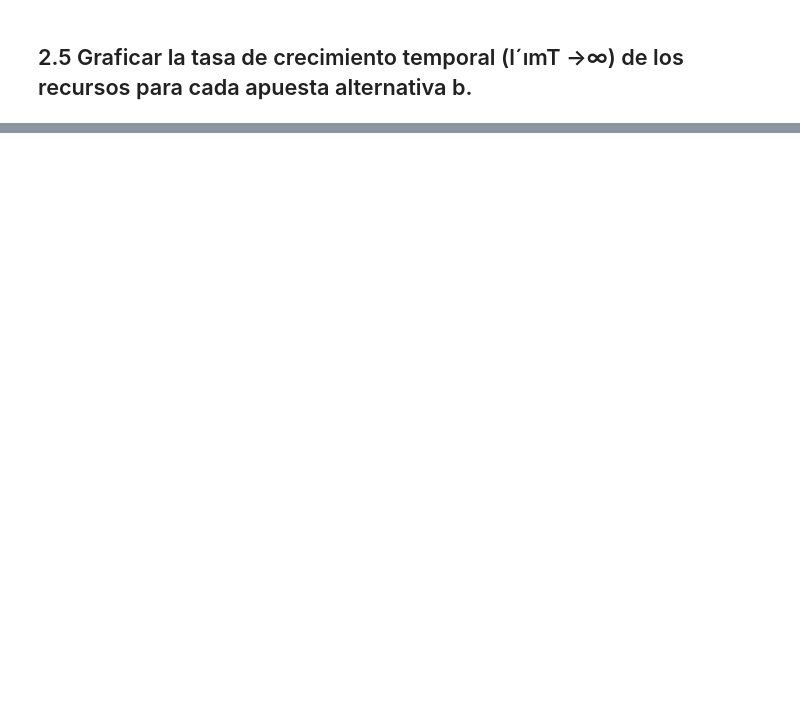
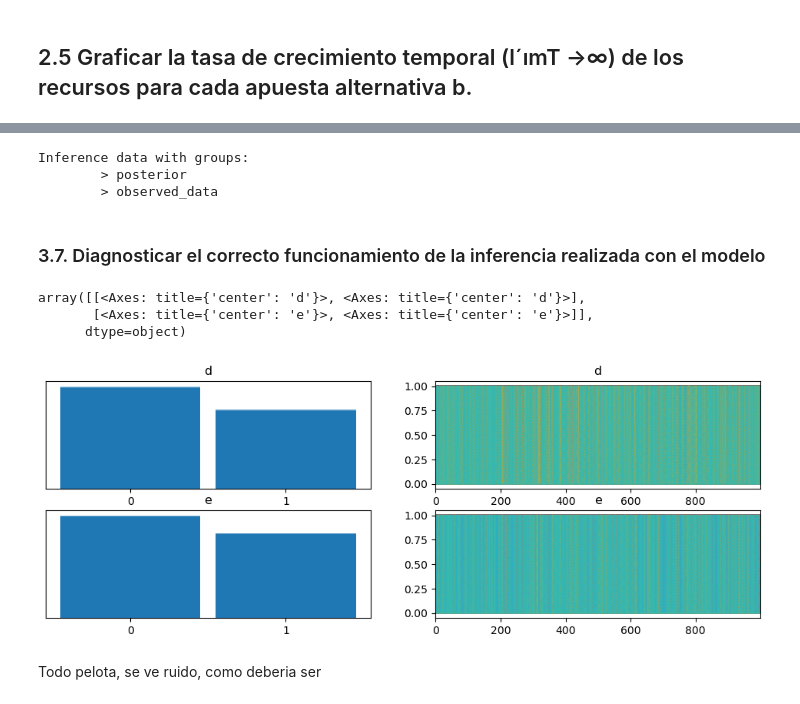
Before and after one commit to ulrich-marcelo/Inferencia-Bayesiana-Causal, a Jupyter notebook: Practicas/Unidad 2/guia2.ipynb, the cells around one changed output, grey strips where cells are left out. Saved outputs shown, nothing was run; the diff lists cells and outputs as text; code cells hidden in the pictures; blank space fills up the shorter version.

```diff
--- a/Practicas/Unidad 2/guia2.ipynb
+++ b/Practicas/Unidad 2/guia2.ipynb
@@ -229,0 +344,3 @@ Hacer diagrama!!!
+# %%
+comunidades = [0, 0.15, 0.3, 0.45, 0.7] # p_c
+tests = [(0.9, 0.95), (0.6, 0.9)] # (s, x)
@@ -229,0 +459,34 @@ Hacer diagrama!!!
+# %%
+import pymc as pm
+import numpy as np
+
+# Número de comunidades, individuos y tests
+n_comunidades = 4
+n_individuos = 100
+n_tests = 2
+
+
+comunidad = np.random.randint(0, n_comunidades, size=n_individuos)  # Asignar cada individuo a una comunidad
+
+
+# Modelo en PyMC
+with pm.Model() as modelo_diagnostico:
+
+    # Prevalencia por comunidad (p_c) ~ Beta(1, 1)
+    p_c = pm.Beta('p_c', alpha=1, beta=1, shape=n_comunidades, observed=comunidades[1:])
+
+    # Estado de infección para cada individuo e_i ~ Bernoulli(p_c)
+    e = pm.Bernoulli('e', p_c[comunidad], shape=n_individuos)
+
+    # Sensibilidad (s_t) y especificidad (x_t) de cada test ~ Beta(1, 1)
+    s = pm.Beta('s', alpha=1, beta=1, shape=n_tests, observed=s_obs)
+    x = pm.Beta('x', alpha=1, beta=1, shape=n_tests, observed= x_obs)
+
+    # Diagnóstico para cada individuo y test d_{i,t}
+    d = pm.Deterministic(
+        'd',
+        pm.math.switch(e[:, None],  # Si el individuo está infectado
+                       pm.Bernoulli.dist(s),  # Bernoulli con parámetro s (sensibilidad)
+                       pm.Bernoulli.dist(1 - x)  # Bernoulli con parámetro 1 - x (especificidad)
+        )
+    )
@@ -229,0 +495,4 @@ Hacer diagrama!!!
+# %%
+# Compilar y hacer inferencia
+with modelo_diagnostico:
+    traza = pm.sample(1000, chains = 4)
@@ -229,0 +506,19 @@ Hacer diagrama!!!
+# %%
+traza
+# %% [output]
+Inference data with groups:
+        > posterior
+        > observed_data
+# %% [markdown]
+### 3.7. Diagnosticar el correcto funcionamiento de la inferencia realizada con el modelo
+# %%
+import arviz as az
+
+az.plot_trace(traza)
+# %% [output]
+array([[<Axes: title={'center': 'd'}>, <Axes: title={'center': 'd'}>],
+       [<Axes: title={'center': 'e'}>, <Axes: title={'center': 'e'}>]],
+      dtype=object)
+[figure, added]
+# %% [markdown]
+Todo pelota, se ve ruido, como deberia ser
```
Also changed, not shown: parts of 49 cells of this notebook.
